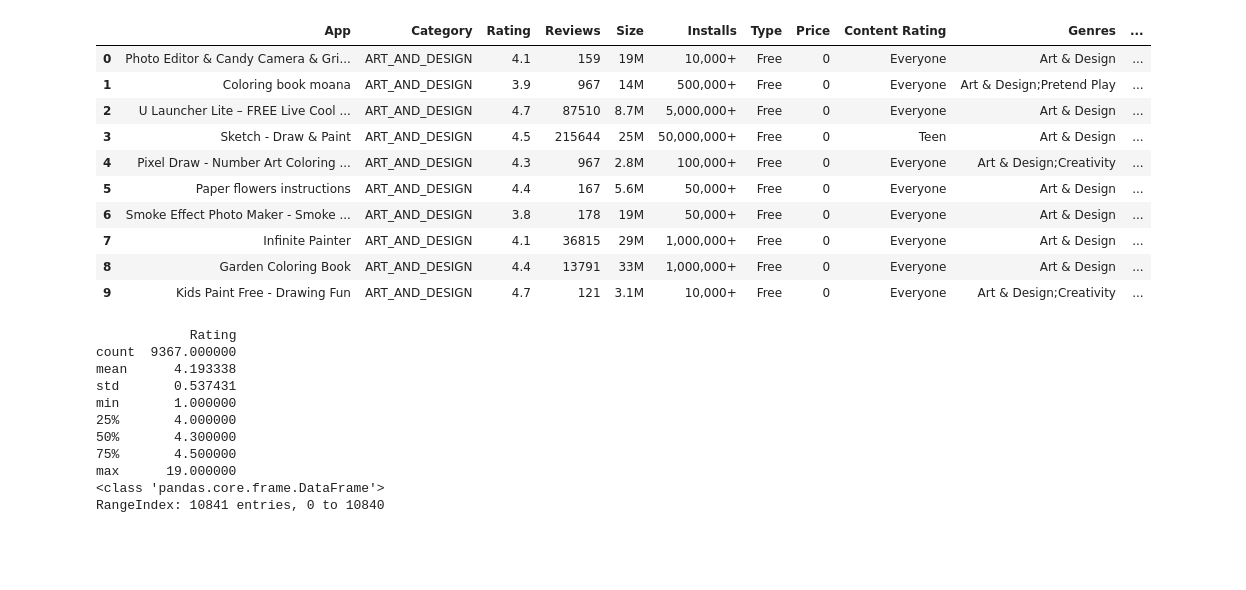
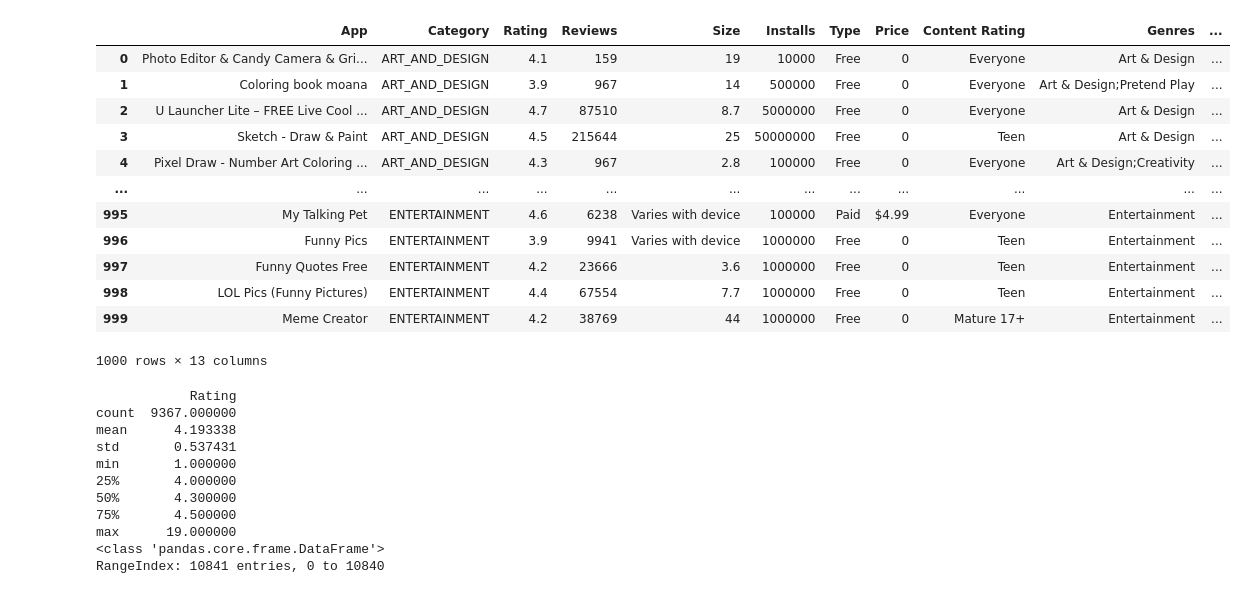
Before and after one commit to mrskaterr/Machine-Learning, a Jupyter notebook: googleplay.ipynb, the cells around one changed output. Drawn from its saved outputs; the diff is of its cells as text; code cells hidden in the pictures; blank space fills up the shorter version.

```diff
--- a/googleplay.ipynb
+++ b/googleplay.ipynb
@@ -1,27 +1,32 @@
 # %%
 # import wykorzystywanych bibliotek
 from sklearn.model_selection import train_test_split
 from sklearn import model_selection, preprocessing, linear_model, naive_bayes, metrics, svm, ensemble
 import numpy as np
 import pandas as pd
 import seaborn as sns
 import matplotlib.pyplot as plt
 
 # importowanie csv do ramki danych
 googleplaystore = pd.read_csv('googleplaystore.csv')
-googleplaystore.head(10)
+googleplaystore['Size'] = googleplaystore['Size'].str.replace("M","")
+googleplaystore['Installs'] = googleplaystore['Installs'].str.replace(",","")
+googleplaystore['Installs'] = googleplaystore['Installs'].str.replace("+","")
+googleplaystore.head(1000)
 # %% [output]
 |  | App | Category | Rating | Reviews | Size | Installs | Type | Price | Content Rating | Genres | ... |
-| 0 | Photo Editor & Candy Camera & Gri... | ART_AND_DESIGN | 4.1 | 159 | 19M | 10,000+ | Free | 0 | Everyone | Art & Design | ... |
-| 1 | Coloring book moana | ART_AND_DESIGN | 3.9 | 967 | 14M | 500,000+ | Free | 0 | Everyone | Art & Design;Pretend Play | ... |
-| 2 | U Launcher Lite – FREE Live Cool ... | ART_AND_DESIGN | 4.7 | 87510 | 8.7M | 5,000,000+ | Free | 0 | Everyone | Art & Design | ... |
-| 3 | Sketch - Draw & Paint | ART_AND_DESIGN | 4.5 | 215644 | 25M | 50,000,000+ | Free | 0 | Teen | Art & Design | ... |
-| 4 | Pixel Draw - Number Art Coloring ... | ART_AND_DESIGN | 4.3 | 967 | 2.8M | 100,000+ | Free | 0 | Everyone | Art & Design;Creativity | ... |
-| 5 | Paper flowers instructions | ART_AND_DESIGN | 4.4 | 167 | 5.6M | 50,000+ | Free | 0 | Everyone | Art & Design | ... |
-| 6 | Smoke Effect Photo Maker - Smoke ... | ART_AND_DESIGN | 3.8 | 178 | 19M | 50,000+ | Free | 0 | Everyone | Art & Design | ... |
-| 7 | Infinite Painter | ART_AND_DESIGN | 4.1 | 36815 | 29M | 1,000,000+ | Free | 0 | Everyone | Art & Design | ... |
-| 8 | Garden Coloring Book | ART_AND_DESIGN | 4.4 | 13791 | 33M | 1,000,000+ | Free | 0 | Everyone | Art & Design | ... |
-| 9 | Kids Paint Free - Drawing Fun | ART_AND_DESIGN | 4.7 | 121 | 3.1M | 10,000+ | Free | 0 | Everyone | Art & Design;Creativity | ... |
+| 0 | Photo Editor & Candy Camera & Gri... | ART_AND_DESIGN | 4.1 | 159 | 19 | 10000 | Free | 0 | Everyone | Art & Design | ... |
+| 1 | Coloring book moana | ART_AND_DESIGN | 3.9 | 967 | 14 | 500000 | Free | 0 | Everyone | Art & Design;Pretend Play | ... |
+| 2 | U Launcher Lite – FREE Live Cool ... | ART_AND_DESIGN | 4.7 | 87510 | 8.7 | 5000000 | Free | 0 | Everyone | Art & Design | ... |
+| 3 | Sketch - Draw & Paint | ART_AND_DESIGN | 4.5 | 215644 | 25 | 50000000 | Free | 0 | Teen | Art & Design | ... |
+| 4 | Pixel Draw - Number Art Coloring ... | ART_AND_DESIGN | 4.3 | 967 | 2.8 | 100000 | Free | 0 | Everyone | Art & Design;Creativity | ... |
+| ... | ... | ... | ... | ... | ... | ... | ... | ... | ... | ... | ... |
+| 995 | My Talking Pet | ENTERTAINMENT | 4.6 | 6238 | Varies with device | 100000 | Paid | $4.99 | Everyone | Entertainment | ... |
+| 996 | Funny Pics | ENTERTAINMENT | 3.9 | 9941 | Varies with device | 1000000 | Free | 0 | Teen | Entertainment | ... |
+| 997 | Funny Quotes Free | ENTERTAINMENT | 4.2 | 23666 | 3.6 | 1000000 | Free | 0 | Teen | Entertainment | ... |
+| 998 | LOL Pics (Funny Pictures) | ENTERTAINMENT | 4.4 | 67554 | 7.7 | 1000000 | Free | 0 | Teen | Entertainment | ... |
+| 999 | Meme Creator | ENTERTAINMENT | 4.2 | 38769 | 44 | 1000000 | Free | 0 | Mature 17+ | Entertainment | ... |
+1000 rows × 13 columns
 # %%
 # analiza danych statystycznych
 print(googleplaystore.describe())
```
Also changed, not shown: parts of 12 cells of this notebook.
